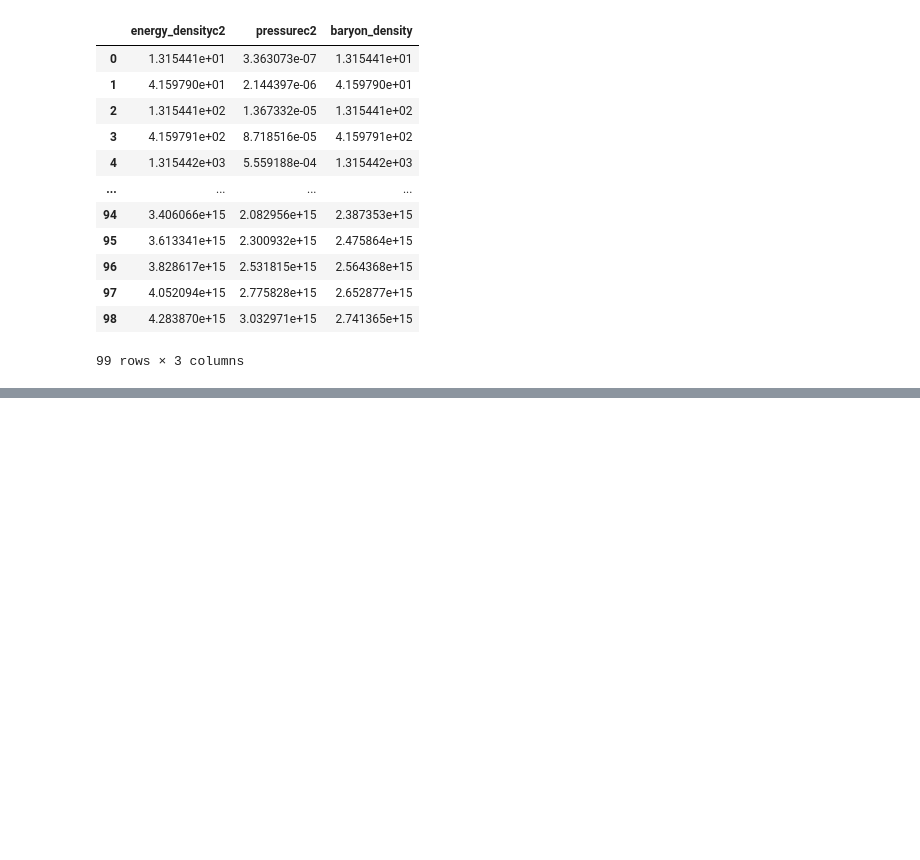
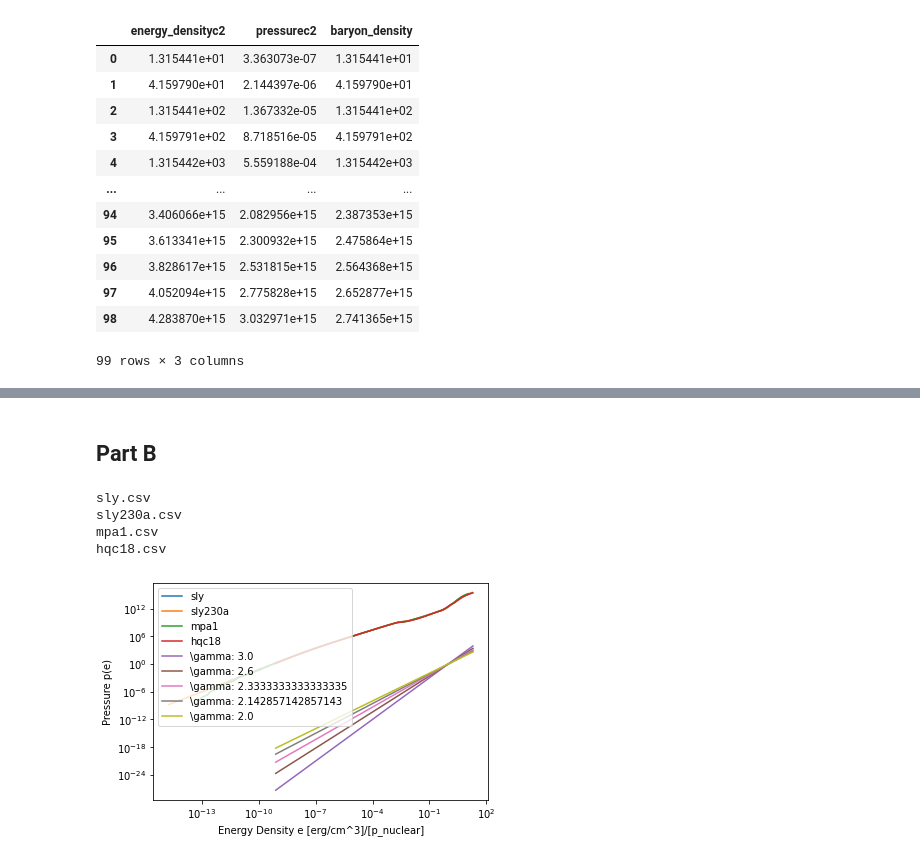
Before and after one commit to utkarsh7236/fmodes, a Jupyter notebook: Intro/CTA200 Final Project Assignment.ipynb, the cells around one changed output, grey strips where cells are left out. Cells and saved outputs as stored; diff of their text form; code cells hidden in the pictures; blank space fills up the shorter version.

```diff
--- a/Intro/CTA200 Final Project Assignment.ipynb
+++ b/Intro/CTA200 Final Project Assignment.ipynb
@@ -92,10 +92,6 @@ Notice that these terms go up to $\delta r^3$. Here we assume pressure is consta
 # %% [markdown]
 # Question 2 (Equation of State)
 ## Part A
-# %%
-# Simple analytic EOS
-gam = 4/3
-p = e**gam
 # %%
 import pandas as pd
 sly = pd.read_csv("sly.csv")
@@ -141,0 +168,52 @@ Rescale energy density axis in units of this "nuclear density".
+# %% [markdown]
+## Part B
+# %%
+# Repeating step A for other equations of state in the repo
+# Including polytropic indicies as well.
+
+df_list = ["sly.csv", "sly230a.csv", "mpa1.csv", "hqc18.csv"]
+
+for df_name in df_list:
+    print(df_name)
+    df = pd.read_csv(df_name)
+    N = int(1e3)
+    n_den = 2.3e14
+
+    pressure = df.pressurec2
+    e_den = df.energy_densityc2
+
+    e_den_normed = e_den/n_den
+
+    f_p_smooth = interp1d(e_den_normed, pressure)
+
+    log_den = np.log10(e_den_normed)
+    e_smooth = np.logspace(log_den.min()*0.99,
+                           0.99*log_den.max(), N)
+    p_smooth = f_p_smooth(e_smooth)
+
+    # Converting to line plot now
+    plt.plot(e_smooth, p_smooth, label = f"{df_name[:-4]}")
+
+
+    plt.xscale("log")
+
+# Plotting Polytopic Indicies
+
+n = np.linspace(0.5, 1, 5)
+gam_list = (n+1)/n
+
+for gam in gam_list:
+    plt.plot(e_smooth, e_smooth**gam, label = r"$\gamma$: "f"{round(gam}")
+
+
+plt.yscale("log")
+plt.xlabel("Energy Density e [erg/cm^3]/[p_nuclear]")
+plt.ylabel("Pressure p(e)")
+plt.legend()
+plt.show()
+# %% [output]
+sly.csv
+sly230a.csv
+mpa1.csv
+hqc18.csv
+[figure, added]
```
Also changed, not shown: parts of 5 cells of this notebook.
